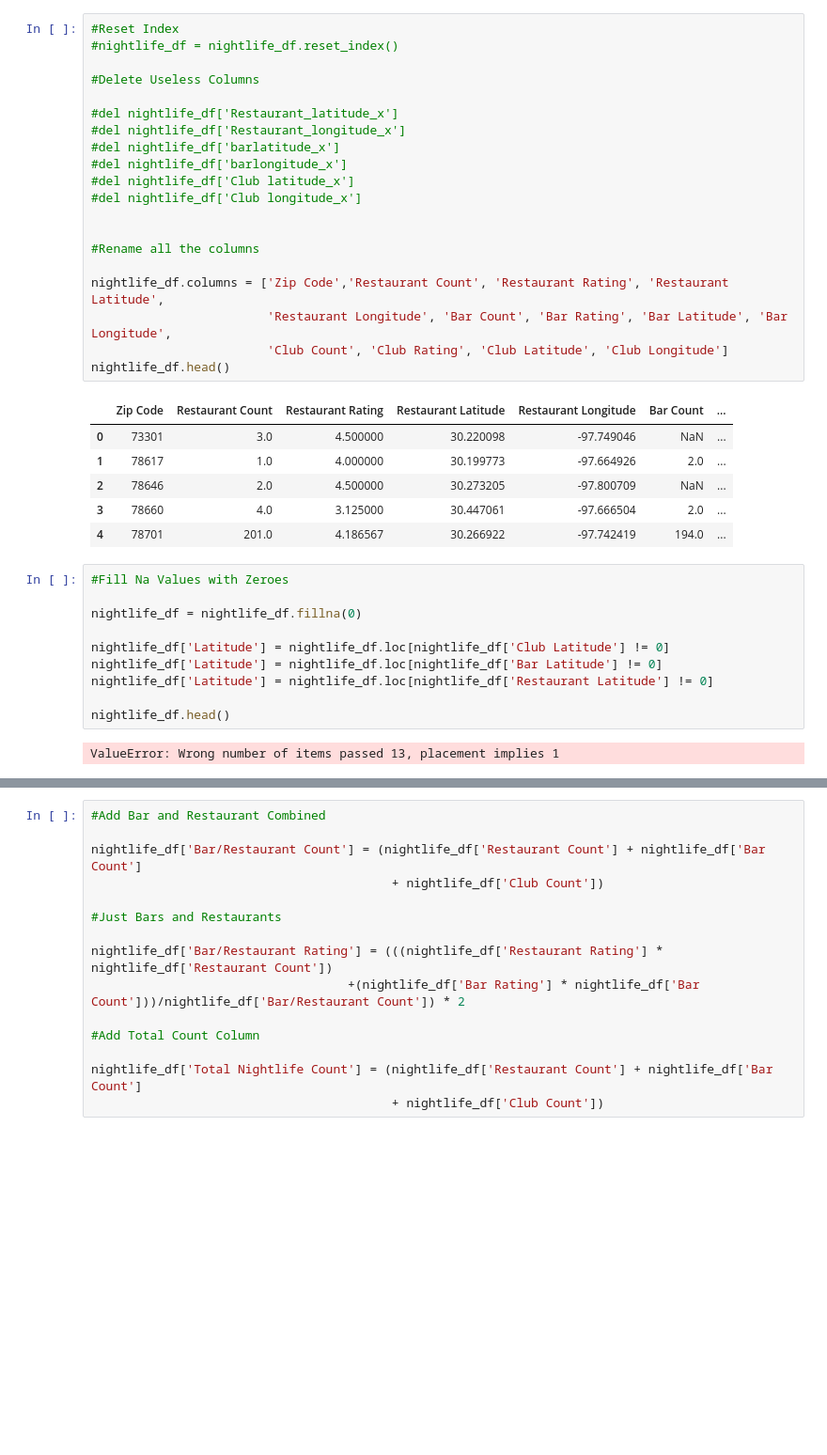
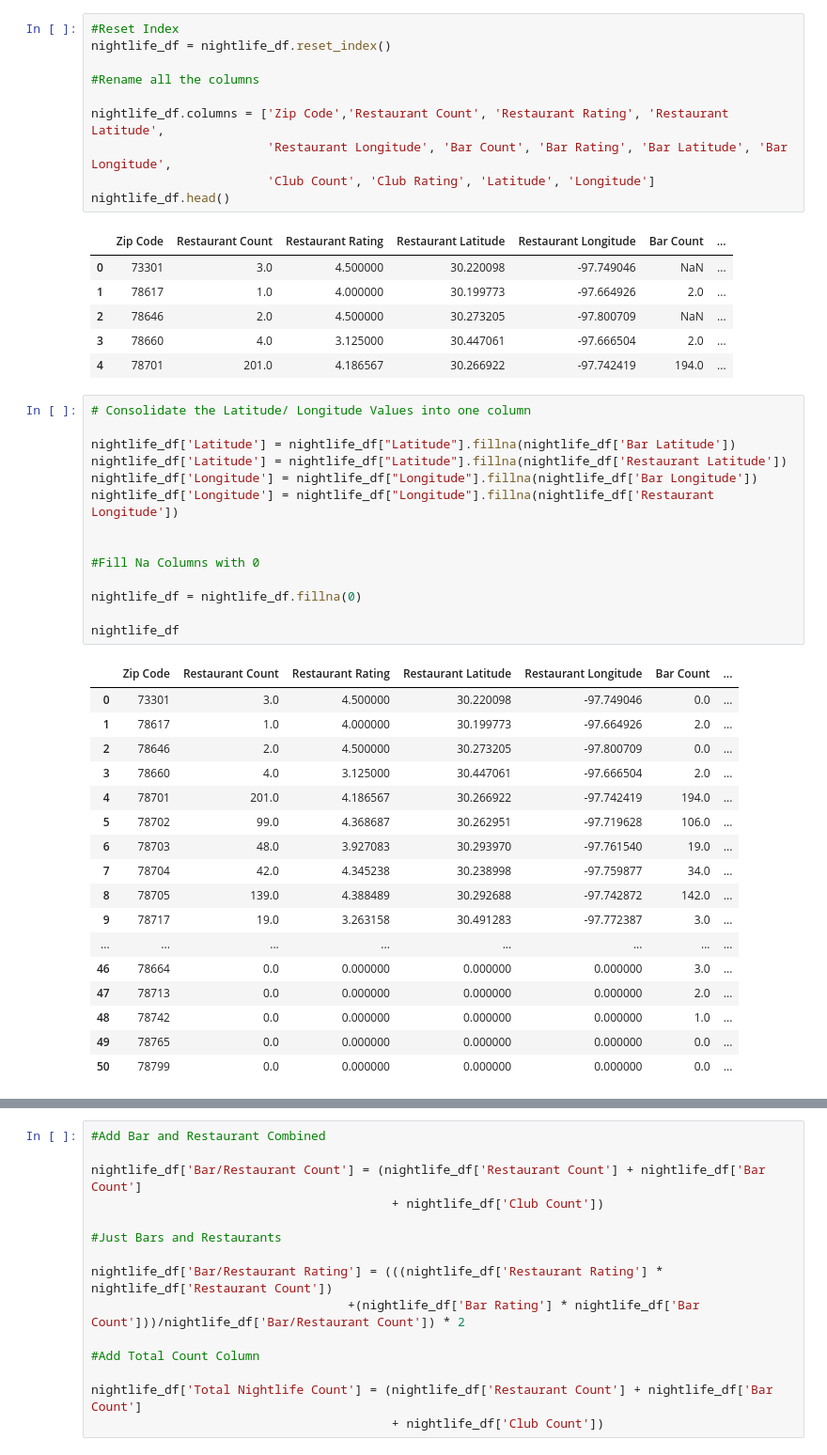
Before and after one commit to JoeDReynolds/yrelocate, a Jupyter notebook: NightlifeYelp.ipynb, the cells around one changed output, grey strips where cells are left out. Shown: that part at 94% size. Saved outputs shown, nothing was run; the diff lists cells and outputs as text; blank space fills up the shorter version.

```diff
--- a/NightlifeYelp.ipynb
+++ b/NightlifeYelp.ipynb
@@ -97,22 +118,12 @@ nightlife_df
 # %%
 #Reset Index
-#nightlife_df = nightlife_df.reset_index()
-
-#Delete Useless Columns
-
-#del nightlife_df['Restaurant_latitude_x']
-#del nightlife_df['Restaurant_longitude_x']
-#del nightlife_df['barlatitude_x']
-#del nightlife_df['barlongitude_x']
-#del nightlife_df['Club latitude_x']
-#del nightlife_df['Club longitude_x']
-
+nightlife_df = nightlife_df.reset_index()
 
 #Rename all the columns
 
 nightlife_df.columns = ['Zip Code','Restaurant Count', 'Restaurant Rating', 'Restaurant Latitude',
                         'Restaurant Longitude', 'Bar Count', 'Bar Rating', 'Bar Latitude', 'Bar Longitude',
-                        'Club Count', 'Club Rating', 'Club Latitude', 'Club Longitude']
+                        'Club Count', 'Club Rating', 'Latitude', 'Longitude']
 nightlife_df.head()
 # %% [output]
 |  | Zip Code | Restaurant Count | Restaurant Rating | Restaurant Latitude | Restaurant Longitude | Bar Count | ... |
@@ -121,15 +132,35 @@ nightlife_df.head()
 | 2 | 78646 | 2.0 | 4.500000 | 30.273205 | -97.800709 | NaN | ... |
 | 3 | 78660 | 4.0 | 3.125000 | 30.447061 | -97.666504 | 2.0 | ... |
 | 4 | 78701 | 201.0 | 4.186567 | 30.266922 | -97.742419 | 194.0 | ... |
-# %%
-#Fill Na Values with Zeroes
-
-nightlife_df = nightlife_df.fillna(0)
-
-nightlife_df['Latitude'] = nightlife_df.loc[nightlife_df['Club Latitude'] != 0]
-nightlife_df['Latitude'] = nightlife_df.loc[nightlife_df['Bar Latitude'] != 0]
-nightlife_df['Latitude'] = nightlife_df.loc[nightlife_df['Restaurant Latitude'] != 0]
-
-nightlife_df.head()
-# %% [output]
-ValueError: Wrong number of items passed 13, placement implies 1
+# %%
+# Consolidate the Latitude/ Longitude Values into one column
+
+nightlife_df['Latitude'] = nightlife_df["Latitude"].fillna(nightlife_df['Bar Latitude'])
+nightlife_df['Latitude'] = nightlife_df["Latitude"].fillna(nightlife_df['Restaurant Latitude'])
+nightlife_df['Longitude'] = nightlife_df["Longitude"].fillna(nightlife_df['Bar Longitude'])
+nightlife_df['Longitude'] = nightlife_df["Longitude"].fillna(nightlife_df['Restaurant Longitude'])
+
+
+#Fill Na Columns with 0
+
+nightlife_df = nightlife_df.fillna(0)
+
+nightlife_df
+# %% [output]
+|  | Zip Code | Restaurant Count | Restaurant Rating | Restaurant Latitude | Restaurant Longitude | Bar Count | ... |
+| 0 | 73301 | 3.0 | 4.500000 | 30.220098 | -97.749046 | 0.0 | ... |
+| 1 | 78617 | 1.0 | 4.000000 | 30.199773 | -97.664926 | 2.0 | ... |
+| 2 | 78646 | 2.0 | 4.500000 | 30.273205 | -97.800709 | 0.0 | ... |
+| 3 | 78660 | 4.0 | 3.125000 | 30.447061 | -97.666504 | 2.0 | ... |
+| 4 | 78701 | 201.0 | 4.186567 | 30.266922 | -97.742419 | 194.0 | ... |
+| 5 | 78702 | 99.0 | 4.368687 | 30.262951 | -97.719628 | 106.0 | ... |
+| 6 | 78703 | 48.0 | 3.927083 | 30.293970 | -97.761540 | 19.0 | ... |
+| 7 | 78704 | 42.0 | 4.345238 | 30.238998 | -97.759877 | 34.0 | ... |
+| 8 | 78705 | 139.0 | 4.388489 | 30.292688 | -97.742872 | 142.0 | ... |
+| 9 | 78717 | 19.0 | 3.263158 | 30.491283 | -97.772387 | 3.0 | ... |
+| ... | ... | ... | ... | ... | ... | ... | ... |
+| 46 | 78664 | 0.0 | 0.000000 | 0.000000 | 0.000000 | 3.0 | ... |
+| 47 | 78713 | 0.0 | 0.000000 | 0.000000 | 0.000000 | 2.0 | ... |
+| 48 | 78742 | 0.0 | 0.000000 | 0.000000 | 0.000000 | 1.0 | ... |
+| 49 | 78765 | 0.0 | 0.000000 | 0.000000 | 0.000000 | 0.0 | ... |
+| 50 | 78799 | 0.0 | 0.000000 | 0.000000 | 0.000000 | 0.0 | ... |
```
Also changed, not shown: parts of 9 cells of this notebook, 3 other files.
